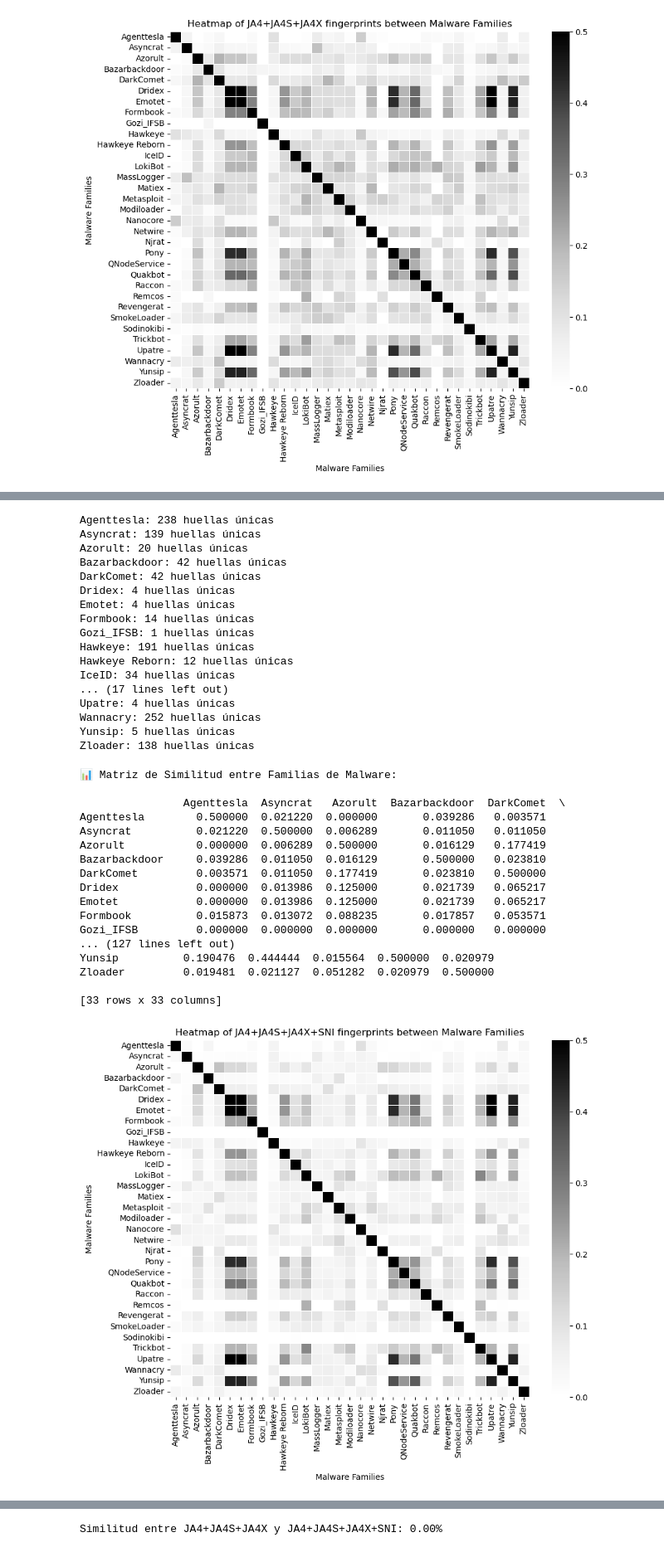
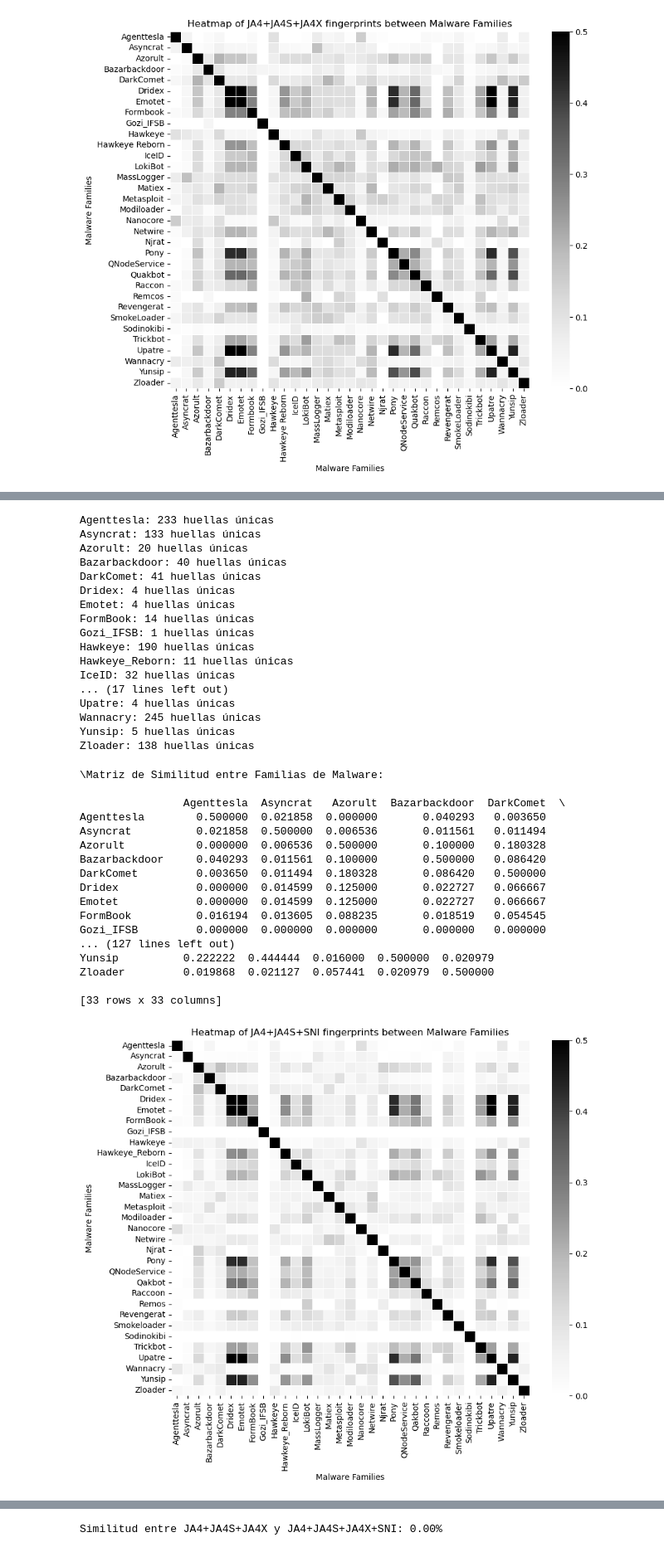
Before and after one commit to fingopolo/MalJA4DIST, a Jupyter notebook: model/heatmaps.ipynb, the cells around one changed output, grey strips where cells are left out. Shown at 83% size. Drawn from its saved outputs; the diff is of its cells as text; code cells hidden in the pictures.

```diff
--- a/model/heatmaps.ipynb
+++ b/model/heatmaps.ipynb
@@ -9,7 +9,7 @@ Lo probaremos en el dataset2 y usando desktop-malware, desktop-apps y mobile-app
 # %%
 import pandas as pd
 
-df = pd.read_csv('../Datasets/Dataset2/desktop-malware.csv', sep=';')
+df = pd.read_csv('../Datasets/JA4/Dataset2/desktop-malware.csv', sep=';')
 
 malware_families = df['AppName'].unique()
 
@@ -508,41 +508,41 @@ plt.show()
 # %%
-df["JA4+JA4S+JA4X+SNI"] = df["JA4hash"].astype(str) + "_" + df["JA4Shash"].astype(str) + "_" + df["JA4X"].astype(str)+ "_" + df["SNI"].astype(str)
+df["JA4+JA4S+SNI"] = df["JA4hash"].astype(str) + "_" + df["JA4Shash"].astype(str) + "_" + df["SNI"].astype(str)
 
-ja4_ja4s_ja4x_sni_families = df.groupby("AppName")["JA4+JA4S+JA4X+SNI"].apply(set).to_dict()
+ja4_ja4s_sni_families = df.groupby("AppName")["JA4+JA4S+SNI"].apply(set).to_dict()
 
-for family, ja4 in ja4_ja4s_ja4x_sni_families.items():
+for family, ja4 in ja4_ja4s_sni_families.items():
     print(f"{family}: {len(ja4)} huellas únicas")
 # %% [output]
-Agenttesla: 238 huellas únicas
-Asyncrat: 139 huellas únicas
+Agenttesla: 233 huellas únicas
+Asyncrat: 133 huellas únicas
 Azorult: 20 huellas únicas
-Bazarbackdoor: 42 huellas únicas
-DarkComet: 42 huellas únicas
+Bazarbackdoor: 40 huellas únicas
+DarkComet: 41 huellas únicas
 Dridex: 4 huellas únicas
 Emotet: 4 huellas únicas
-Formbook: 14 huellas únicas
+FormBook: 14 huellas únicas
 Gozi_IFSB: 1 huellas únicas
-Hawkeye: 191 huellas únicas
-Hawkeye Reborn: 12 huellas únicas
-IceID: 34 huellas únicas
+Hawkeye: 190 huellas únicas
+Hawkeye_Reborn: 11 huellas únicas
+IceID: 32 huellas únicas
 ... (17 lines left out)
 Upatre: 4 huellas únicas
-Wannacry: 252 huellas únicas
+Wannacry: 245 huellas únicas
 Yunsip: 5 huellas únicas
 Zloader: 138 huellas únicas
 # %%
 import numpy as np
 
 
-families = list(ja4_ja4s_ja4x_sni_families.keys())
+families = list(ja4_ja4s_sni_families.keys())
 
-matriz_similitud_ja4_ja4s_ja4x_sni = np.zeros((len(families), len(families)))
+matriz_similitud_ja4_ja4s_sni = np.zeros((len(families), len(families)))
 
 for i, fam_a in enumerate(families):
     for j, fam_b in enumerate(families):
         if i <= j:
-            set_a = set(ja4_ja4s_ja4x_sni_families[fam_a])
-            set_b = set(ja4_ja4s_ja4x_sni_families[fam_b])
+            set_a = set(ja4_ja4s_sni_families[fam_a])
+            set_b = set(ja4_ja4s_sni_families[fam_b])
 
 
             huellas_comunes = len(set_a & set_b)
@@ -551,51 +551,51 @@ for i, fam_a in enumerate(families):
             total_huellas = (len(set_a) + len(set_b))
             similitud = huellas_comunes / total_huellas if total_huellas > 0 else 0
 
-            matriz_similitud_ja4_ja4s_ja4x_sni[i, j] = similitud
-            matriz_similitud_ja4_ja4s_ja4x_sni[j, i] = similitud
+            matriz_similitud_ja4_ja4s_sni[i, j] = similitud
+            matriz_similitud_ja4_ja4s_sni[j, i] = similitud
 
 
-df_similitud_ja4_ja4s_ja4x_sni = pd.DataFrame(matriz_similitud_ja4_ja4s_ja4x_sni, index=families, columns=families)
+df_similitud_ja4_ja4s_sni = pd.DataFrame(matriz_similitud_ja4_ja4s_sni, index=families, columns=families)
 
 
 print("\Matriz de Similitud entre Familias de Malware:\n")
-print(df_similitud_ja4_ja4s_ja4x_sni)
+print(df_similitud_ja4_ja4s_sni)
 # %% [output]
-📊 Matriz de Similitud entre Familias de Malware:
+\Matriz de Similitud entre Familias de Malware:
 
                 Agenttesla  Asyncrat   Azorult  Bazarbackdoor  DarkComet  \
-Agenttesla        0.500000  0.021220  0.000000       0.039286   0.003571
-Asyncrat          0.021220  0.500000  0.006289       0.011050   0.011050
-Azorult           0.000000  0.006289  0.500000       0.016129   0.177419
-Bazarbackdoor     0.039286  0.011050  0.016129       0.500000   0.023810
-DarkComet         0.003571  0.011050  0.177419       0.023810   0.500000
-Dridex            0.000000  0.013986  0.125000       0.021739   0.065217
-Emotet            0.000000  0.013986  0.125000       0.021739   0.065217
-Formbook          0.015873  0.013072  0.088235       0.017857   0.053571
+Agenttesla        0.500000  0.021858  0.000000       0.040293   0.003650
+Asyncrat          0.021858  0.500000  0.006536       0.011561   0.011494
+Azorult           0.000000  0.006536  0.500000       0.100000   0.180328
+Bazarbackdoor     0.040293  0.011561  0.100000       0.500000   0.086420
+DarkComet         0.003650  0.011494  0.180328       0.086420   0.500000
+Dridex            0.000000  0.014599  0.125000       0.022727   0.066667
+Emotet            0.000000  0.014599  0.125000       0.022727   0.066667
+FormBook          0.016194  0.013605  0.088235       0.018519   0.054545
 Gozi_IFSB         0.000000  0.000000  0.000000       0.000000   0.000000
 ... (127 lines left out)
-Yunsip          0.190476  0.444444  0.015564  0.500000  0.020979
-Zloader         0.019481  0.021127  0.051282  0.020979  0.500000
+Yunsip          0.222222  0.444444  0.016000  0.500000  0.020979
+Zloader         0.019868  0.021127  0.057441  0.020979  0.500000
 
 [33 rows x 33 columns]
 # %%
 import seaborn as sns
 import matplotlib.pyplot as plt
 
 
 plt.figure(figsize=(10, 8))
 
 
-sns.heatmap(df_similitud_ja4_ja4s_ja4x_sni, cmap="Greys", linewidths=0.5, cbar=True, xticklabels=True, yticklabels=True)
+sns.heatmap(df_similitud_ja4_ja4s_sni, cmap="Greys", linewidths=0.5, cbar=True, xticklabels=True, yticklabels=True)
 
 
-plt.title("Heatmap of JA4+JA4S+JA4X+SNI fingerprints between Malware Families")
+plt.title("Heatmap of JA4+JA4S+SNI fingerprints between Malware Families")
 plt.xlabel("Malware Families")
 plt.ylabel("Malware Families")
 
-plt.savefig('malware_families_JA4_JA4S_JA4X_SNI.png', bbox_inches='tight', dpi=300)
+plt.savefig('malware_families_JA4_JA4S_SNI.pdf', bbox_inches='tight', dpi=300)
 
 
 plt.show()
 # %% [output]
-[figure, old version]
+[figure, new version]
```
Also changed, not shown: parts of 19 cells of this notebook, 5 other files.
